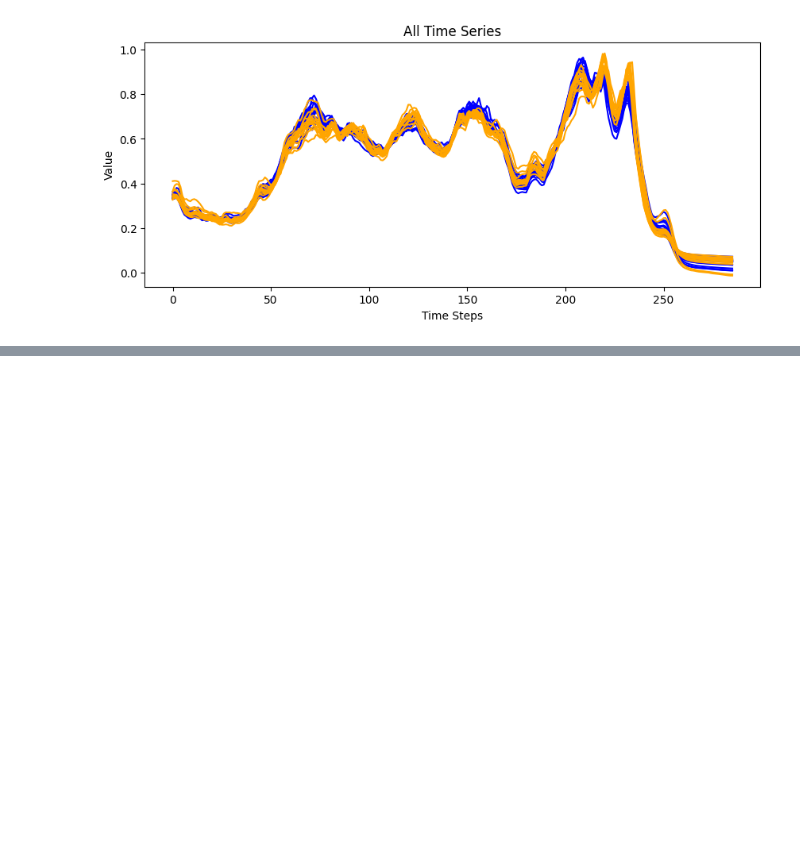
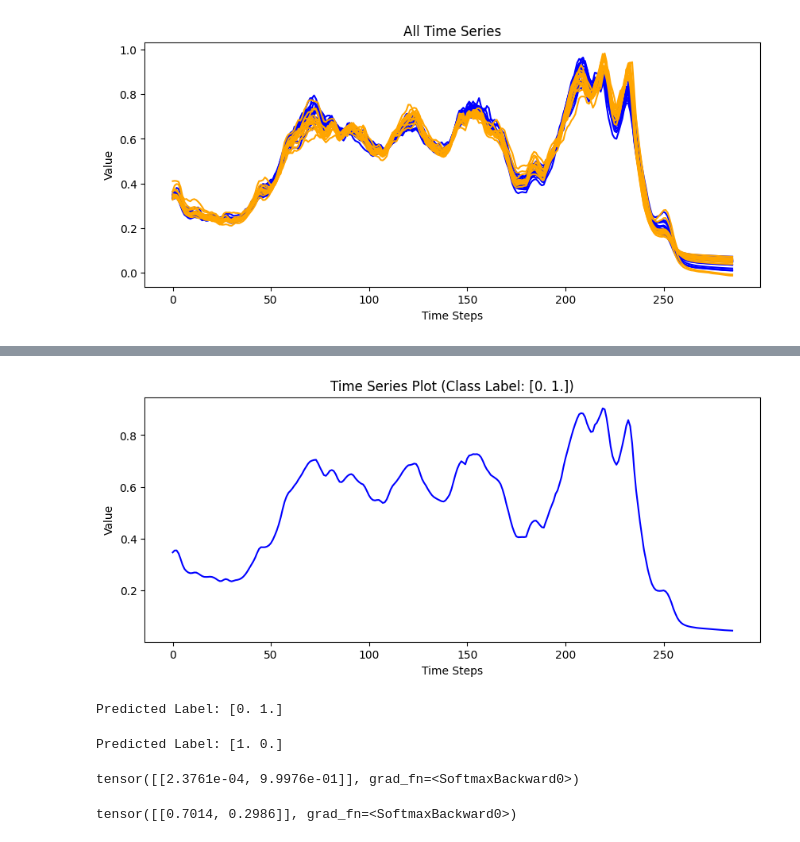
Before and after one commit to FabianWylczoch/XAI-for-Time-Series, a Jupyter notebook: cnn.ipynb, the cells around one changed output, grey strips where cells are left out. Cells and saved outputs as stored; diff of their text form; code cells hidden in the pictures; blank space fills up the shorter version.

Commit message:
Creation of single samples with cancelled part for Grad Cam

```diff
--- a/cnn.ipynb
+++ b/cnn.ipynb
@@ -405,0 +525,2 @@ array([False, False, False, False, False, False, False, False, False,
+# %%
+sample = create_sample(17, 0, 286, data="test", how="mean")
@@ -405,0 +531,29 @@ array([False, False, False, False, False, False, False, False, False,
+# %%
+plot_ts(sample[0])
+# %% [output]
+[figure, added]
+# %%
+# Example Classification
+test_sample = test_dataset[17]
+predicted_label = classify(model, test_sample, device)
+print(f"Predicted Label: {predicted_label}")
+# %% [output]
+Predicted Label: [0. 1.]
+# %%
+test_sample = sample[0]
+predicted_label = classify(model, test_sample, device)
+print(f"Predicted Label: {predicted_label}")
+# %% [output]
+Predicted Label: [1. 0.]
+# %%
+model.eval()
+output = model(torch.from_numpy(test_dataset[17][0]).to(device).unsqueeze(0))
+output
+# %% [output]
+tensor([[2.3761e-04, 9.9976e-01]], grad_fn=<SoftmaxBackward0>)
+# %%
+model.eval()
+output = model(torch.from_numpy(sample[0][0]).to(device).unsqueeze(0))
+output
+# %% [output]
+tensor([[0.7014, 0.2986]], grad_fn=<SoftmaxBackward0>)
```
Also changed, not shown: parts of 15 cells of this notebook, 1 other file.
